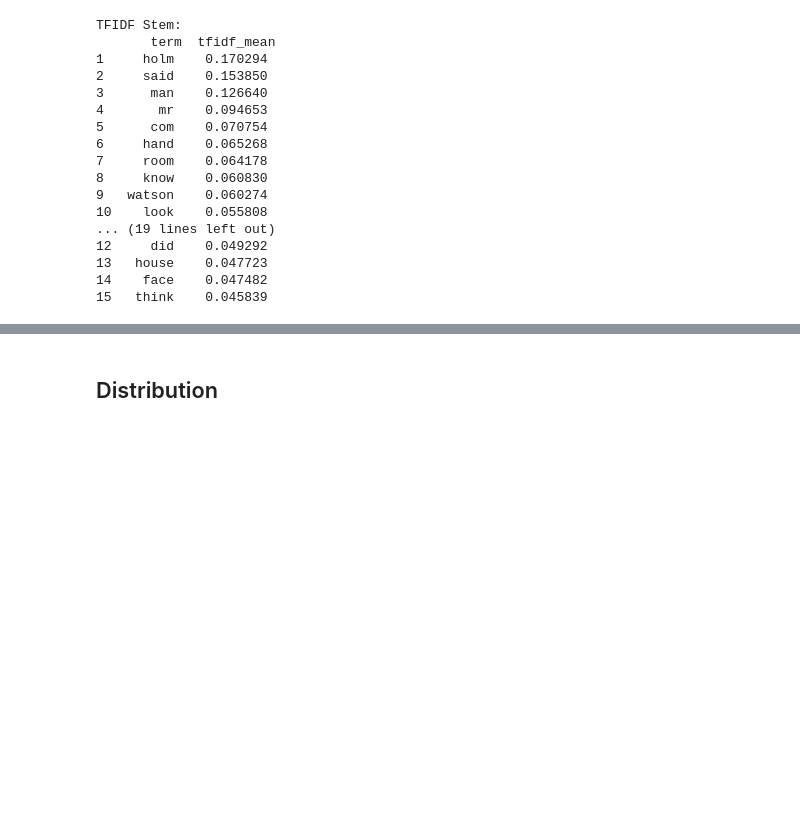
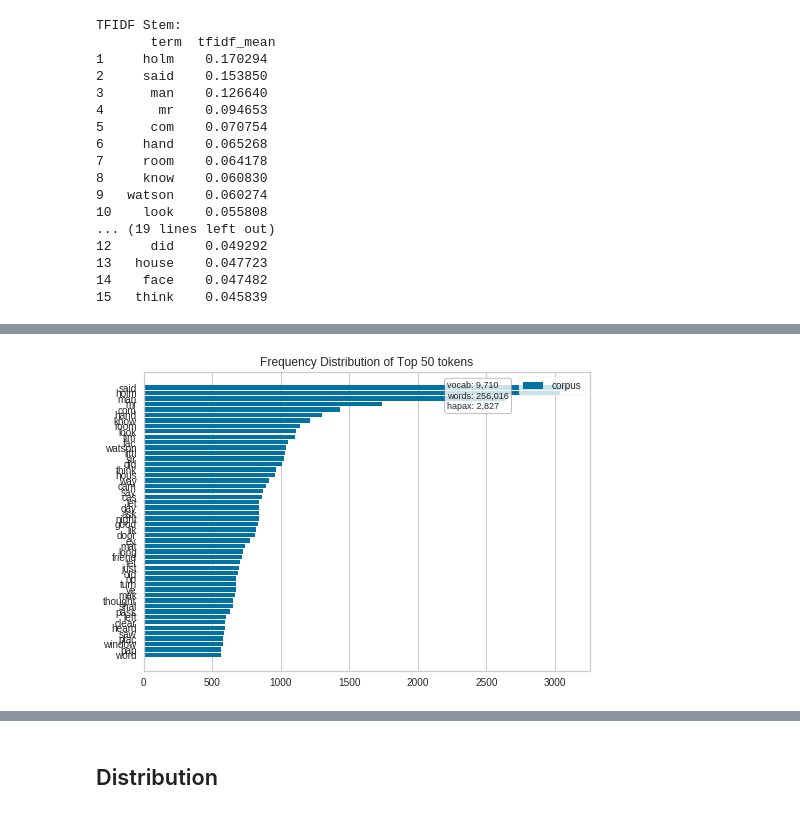
Before and after one commit to datadonK23/pyData-Projects, a Jupyter notebook: HolmesTopicModels/holmes-topic-models/notebook/1_Exploration.ipynb, the cells around one changed output, grey strips where cells are left out. Cells and saved outputs as stored; diff of their text form; code cells hidden in the pictures; blank space fills up the shorter version.

```diff
--- a/HolmesTopicModels/holmes-topic-models/notebook/1_Exploration.ipynb
+++ b/HolmesTopicModels/holmes-topic-models/notebook/1_Exploration.ipynb
@@ -223,0 +243,6 @@ TFIDF Stem:
+# %%
+visualizer = FreqDistVisualizer(features=stem_features)
+visualizer.fit(X_bow_stem)
+visualizer.poof()
+# %% [output]
+[figure, added]
```
Also changed, not shown: parts of 14 cells of this notebook, 3 other files.
